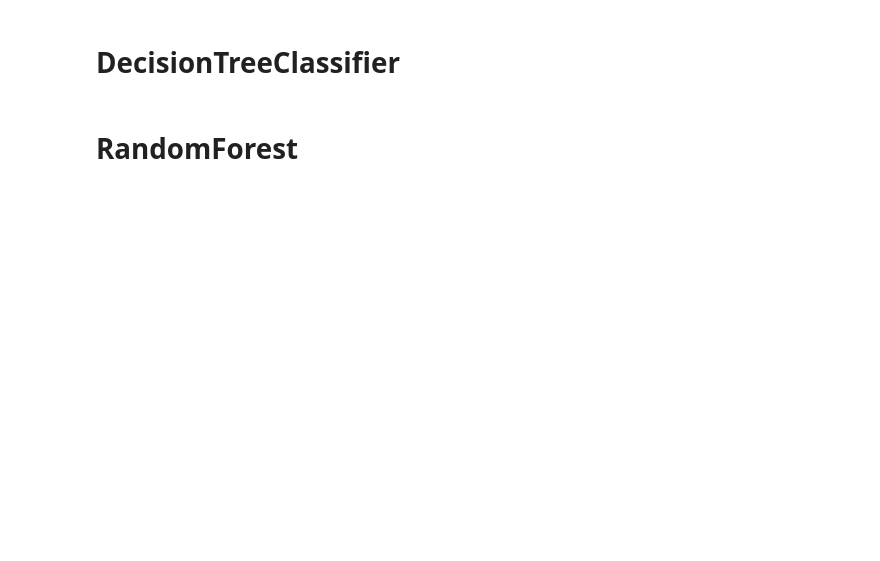
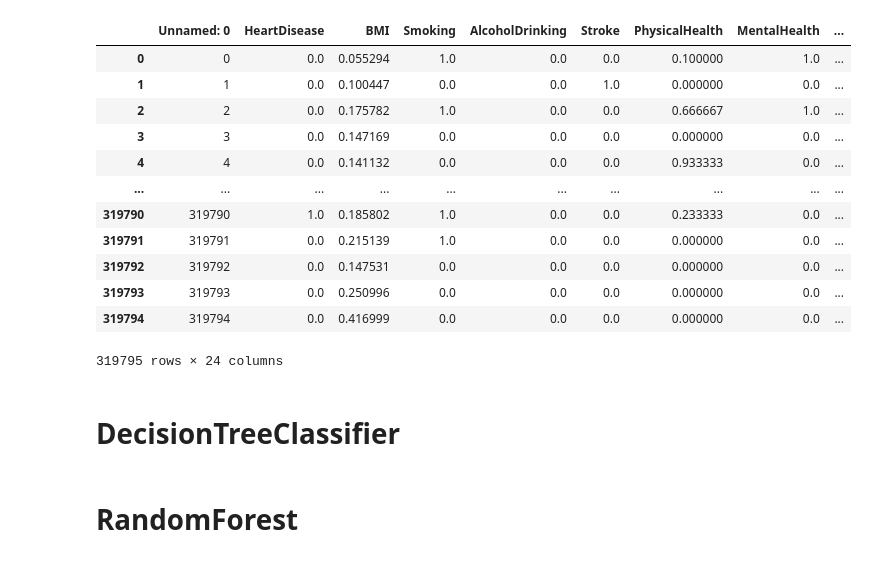
Before and after one commit to GoncaloPereiraFigueiredoFerreira/Data-and-Autonomous-Learning-Project, a Jupyter notebook: HeartAttackDS/RandomForest.ipynb, the cells around one changed output. Cells and saved outputs as stored; diff of their text form; code cells hidden in the pictures; blank space fills up the shorter version.

```diff
--- a/HeartAttackDS/RandomForest.ipynb
+++ b/HeartAttackDS/RandomForest.ipynb
@@ -15,8 +19,24 @@ from sklearn.metrics import classification_report, plot_confusion_matrix
 # %%
 X_train= pd.read_csv('X_train.csv')
 X_test=pd.read_csv('X_test.csv')
 y_test=pd.read_csv('y_test.csv')
 y_train=pd.read_csv('y_train.csv')
+df=pd.read_csv('df.csv')
+df
+# %% [output]
+|  | Unnamed: 0 | HeartDisease | BMI | Smoking | AlcoholDrinking | Stroke | PhysicalHealth | MentalHealth | ... |
+| 0 | 0 | 0.0 | 0.055294 | 1.0 | 0.0 | 0.0 | 0.100000 | 1.0 | ... |
+| 1 | 1 | 0.0 | 0.100447 | 0.0 | 0.0 | 1.0 | 0.000000 | 0.0 | ... |
+| 2 | 2 | 0.0 | 0.175782 | 1.0 | 0.0 | 0.0 | 0.666667 | 1.0 | ... |
+| 3 | 3 | 0.0 | 0.147169 | 0.0 | 0.0 | 0.0 | 0.000000 | 0.0 | ... |
+| 4 | 4 | 0.0 | 0.141132 | 0.0 | 0.0 | 0.0 | 0.933333 | 0.0 | ... |
+| ... | ... | ... | ... | ... | ... | ... | ... | ... | ... |
+| 319790 | 319790 | 1.0 | 0.185802 | 1.0 | 0.0 | 0.0 | 0.233333 | 0.0 | ... |
+| 319791 | 319791 | 0.0 | 0.215139 | 1.0 | 0.0 | 0.0 | 0.000000 | 0.0 | ... |
+| 319792 | 319792 | 0.0 | 0.147531 | 0.0 | 0.0 | 0.0 | 0.000000 | 0.0 | ... |
+| 319793 | 319793 | 0.0 | 0.250996 | 0.0 | 0.0 | 0.0 | 0.000000 | 0.0 | ... |
+| 319794 | 319794 | 0.0 | 0.416999 | 0.0 | 0.0 | 0.0 | 0.000000 | 0.0 | ... |
+319795 rows × 24 columns
 # %%
 X_train=X_train.drop(['Unnamed: 0'],axis=1)
 X_test=X_test.drop(['Unnamed: 0'],axis=1)
```
Also changed, not shown: parts of 6 cells of this notebook, 1 other file.
